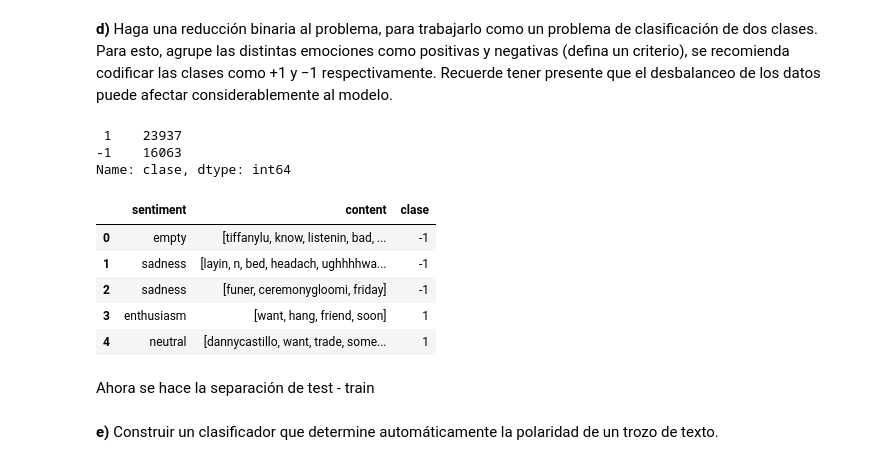
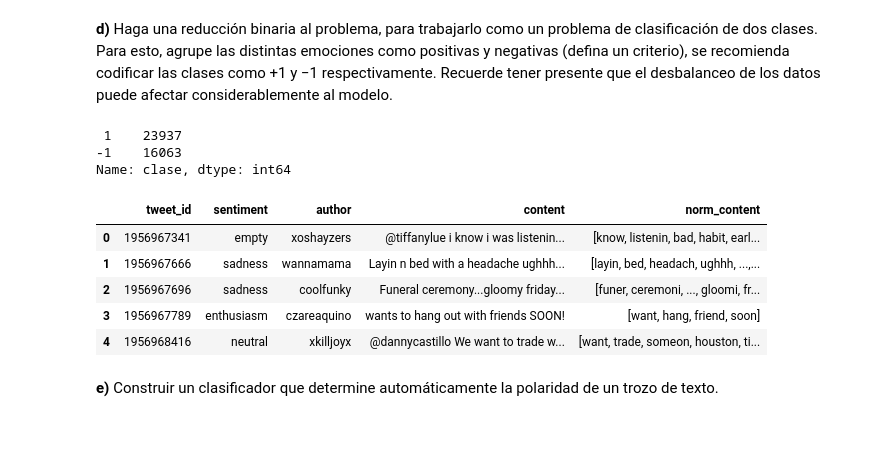
Before and after one commit to TareasJF/INF393, a Jupyter notebook: T2/Tarea2.ipynb, the cells around one changed output. Saved outputs shown, nothing was run; the diff lists cells and outputs as text; code cells hidden in the pictures; blank space fills up the shorter version.

```diff
--- a/T2/Tarea2.ipynb
+++ b/T2/Tarea2.ipynb
@@ -158,13 +143,13 @@ nltk.download('stopwords')
 True
 # %%
 df = tweets.copy()
-df.drop(['tweet_id','author'],axis=1,inplace=True)
 
 ps = PorterStemmer()
 sw = stopwords.words('english')
+tknzr = TweetTokenizer(strip_handles=True, reduce_len=True)
 
-df['content'] = df['content'].apply(lambda x: word_tokenize(re.sub(r"[^a-z\s]+", '', x.lower())))
-df['content'] = df['content'].apply(lambda x: [w for w in x if w not in sw])
-df['content'] = df['content'].apply(lambda x: [ps.stem(w) for w in x])
+df['norm_content'] = df['content'].apply(lambda x: tknzr.tokenize(x.lower()))
+df['norm_content'] = df['norm_content'].apply(lambda x: [w for w in x if (w not in sw and len(w)>2)])
+df['norm_content'] = df['norm_content'].apply(lambda x: [ps.stem(w) for w in x])
 df.head()
 # %% [output]
@@ -176,0 +164,11 @@ df.head()
+# %%
+import numpy as np
+np.random.seed(14)
+msk = np.random.rand(len(df)) < 0.8
+
+# manual preprocess
+df_train = df[msk].copy()
+df_test = df[~msk].copy()
+
+# default countvector preprocess
+df_train_df = df[msk].copy()
@@ -176,0 +186,4 @@ df.head()
+# %%
+df_train = df_train[df_train['norm_content'].map(len) > 1]
+df_train = df_train[df_train['norm_content'].map(len) < 14]
+df_train.head()
@@ -178,18 +198,21 @@ df.head()
 **d)** Haga una reducción binaria al problema, para trabajarlo como un problema de clasificación de dos clases. Para esto, agrupe las distintas emociones como positivas y negativas (defina un criterio), se recomienda codificar las clases como +1 y −1 respectivamente. Recuerde tener presente que el desbalanceo de los datos puede afectar considerablemente al modelo.
 # %%
 pos = ['neutral', 'happiness', 'love', 'surprise', 'fun', 'relief', 'enthusiasm']
-df['clase'] = df['sentiment'].apply(lambda x: 1 if x in pos else -1)
-print(df['clase'].value_counts())
+
+df_train['clase'] = df_train['sentiment'].apply(lambda x: 1 if x in pos else -1)
+df_train_df['clase'] = df_train_df['sentiment'].apply(lambda x: 1 if x in pos else -1)
+
+df_test['clase'] = df_test['sentiment'].apply(lambda x: 1 if x in pos else -1)
+
+print(df_train_df['clase'].value_counts()+df_test['clase'].value_counts())
 df.head()
 # %% [output]
  1    23937
 -1    16063
 Name: clase, dtype: int64
-|  | sentiment | content | clase |
-| 0 | empty | [tiffanylu, know, listenin, bad, ... | -1 |
-| 1 | sadness | [layin, n, bed, headach, ughhhhwa... | -1 |
-| 2 | sadness | [funer, ceremonygloomi, friday] | -1 |
-| 3 | enthusiasm | [want, hang, friend, soon] | 1 |
-| 4 | neutral | [dannycastillo, want, trade, some... | 1 |
+|  | tweet_id | sentiment | author | content | norm_content |
+| 0 | 1956967341 | empty | xoshayzers | @tiffanylue i know i was listenin... | [know, listenin, bad, habit, earl... |
+| 1 | 1956967666 | sadness | wannamama | Layin n bed with a headache ughhh... | [layin, bed, headach, ughhh, ...,... |
+| 2 | 1956967696 | sadness | coolfunky | Funeral ceremony...gloomy friday... | [funer, ceremoni, ..., gloomi, fr... |
+| 3 | 1956967789 | enthusiasm | czareaquino | wants to hang out with friends SOON! | [want, hang, friend, soon] |
+| 4 | 1956968416 | neutral | xkilljoyx | @dannycastillo We want to trade w... | [want, trade, someon, houston, ti... |
-# %% [markdown]
-Ahora se hace la separación de test - train
```
Also changed, not shown: parts of 36 cells of this notebook.
